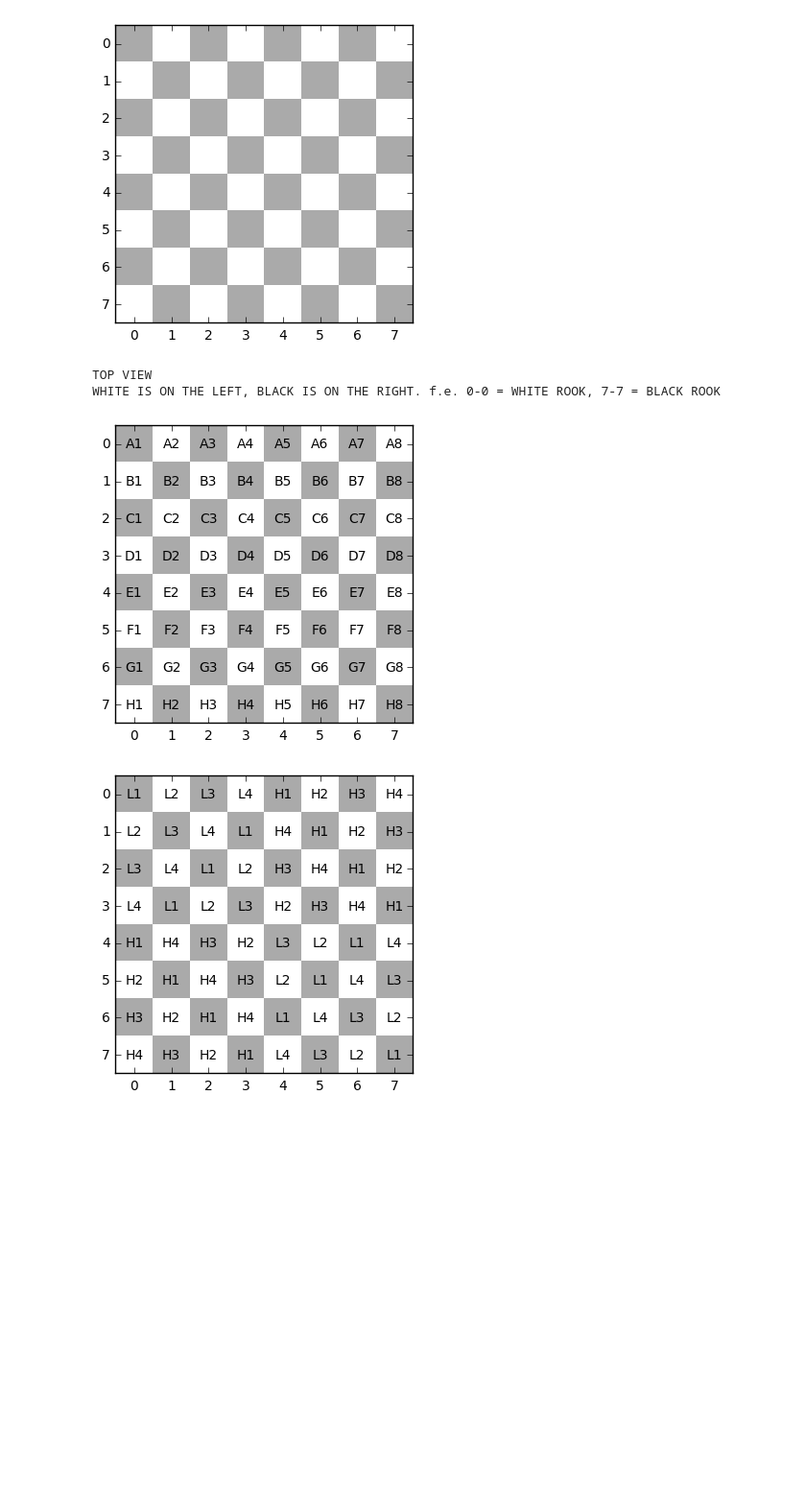
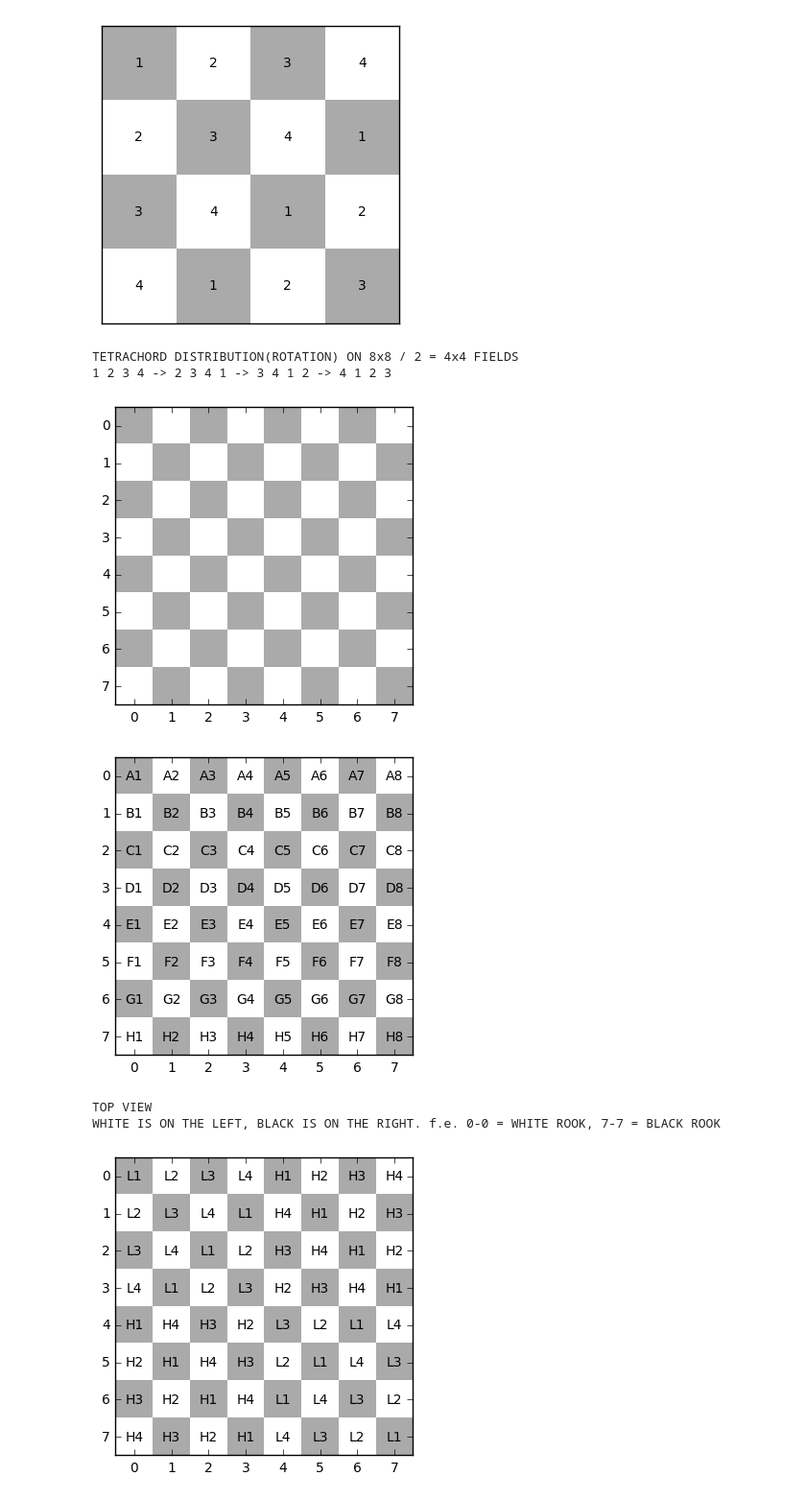
Before and after one commit to KoSv/schillinger, a Jupyter notebook: schillinger_chess.ipynb, the cells around one changed output. Shown at 96% size. Saved outputs shown, nothing was run; the diff lists cells and outputs as text; code cells hidden in the pictures; blank space fills up the shorter version.

```diff
--- a/schillinger_chess.ipynb
+++ b/schillinger_chess.ipynb
@@ -29,6 +32,18 @@ def constructTetrachordMatrix(tl, th):
             tetrachord_low = [tl[2], tl[1], tl[0], tl[3]]
             tetrachord_high = [th[0], th[3], th[2], th[1]]
             b = rotate(tetrachord_high, i) + rotate(tetrachord_low, -i)
+            _chess_tetrachord.append(b)
+
+
+    return np.array(_chess_tetrachord)
+
+def constructTetrachordMatrixFour(tl):
+
+    _chess_tetrachord = []
+
+    for i in range(4):
+            tetrachord_low = [tl[0], tl[1], tl[2], tl[3]]
+            b = rotate(tetrachord_low, -i)
             _chess_tetrachord.append(b)
 
 
@@ -59,13 +74,16 @@ def returnMove(move, chess):
 
     return [startindex, stoptindex]
 
-def show_checkerboard(board, text=None):
+def show_checkerboard(board, text=None, show_axes=True):
     fig, ax = PLT.subplots()
     ax.imshow(board, cmap=PLT.get_cmap('gray'), vmin=-10, vmax=20, interpolation='nearest')
     if text is not None:
         for row, row_i in enumerate(text):
             for col, col_i in enumerate(row_i):
                 ax.text(col, row, col_i, va='center', ha='center')
+    if not show_axes:
+        ax.axes.get_xaxis().set_visible(False)
+        ax.axes.get_yaxis().set_visible(False)
     PLT.show()
 
 def printNotes(notes):
@@ -122,23 +140,33 @@ def movesToRhytm(moves, chess, chess_tetrachord):
 # %%
 ##################
 # HIER GEHT'S LOS!
+# %%
+tetrachord = ["1","2","3","4"]
+ttt = constructTetrachordMatrixFour(["1","2","3","4"])
+board = build_checkerboard(2,2)
+show_checkerboard(board,ttt, show_axes=False)
+print("TETRACHORD DISTRIBUTION(ROTATION) ON 8x8 / 2 = 4x4 FIELDS")
+print("1 2 3 4 -> 2 3 4 1 -> 3 4 1 2 -> 4 1 2 3")
+# %% [output]
+[figure, added]
+TETRACHORD DISTRIBUTION(ROTATION) ON 8x8 / 2 = 4x4 FIELDS
+1 2 3 4 -> 2 3 4 1 -> 3 4 1 2 -> 4 1 2 3
 # %%
 tetrachord_low = ["L1","L2","L3","L4"]
 tetrachord_high = ["H1","H2","H3","H4"]
-
 chess_tetrachord = constructTetrachordMatrix(tetrachord_low, tetrachord_high)
 board = build_checkerboard(4,4)
 show_checkerboard(board)
-print("TOP VIEW")
-print("WHITE IS ON THE LEFT, BLACK IS ON THE RIGHT. f.e. 0-0 = WHITE ROOK, 7-7 = BLACK ROOK")
 chess = constructChess()
 board = build_checkerboard(4,4)
 show_checkerboard(board,chess)
+print("TOP VIEW")
+print("WHITE IS ON THE LEFT, BLACK IS ON THE RIGHT. f.e. 0-0 = WHITE ROOK, 7-7 = BLACK ROOK")
 # %% [output]
 [figure]
+[figure]
 TOP VIEW
 WHITE IS ON THE LEFT, BLACK IS ON THE RIGHT. f.e. 0-0 = WHITE ROOK, 7-7 = BLACK ROOK
-[figure]
 # %%
 tetrachord_low = ["L1","L2","L3","L4"]
 tetrachord_high = ["H1","H2","H3","H4"]
```
Also changed, not shown: parts of 2 cells of this notebook, 1 other file.
